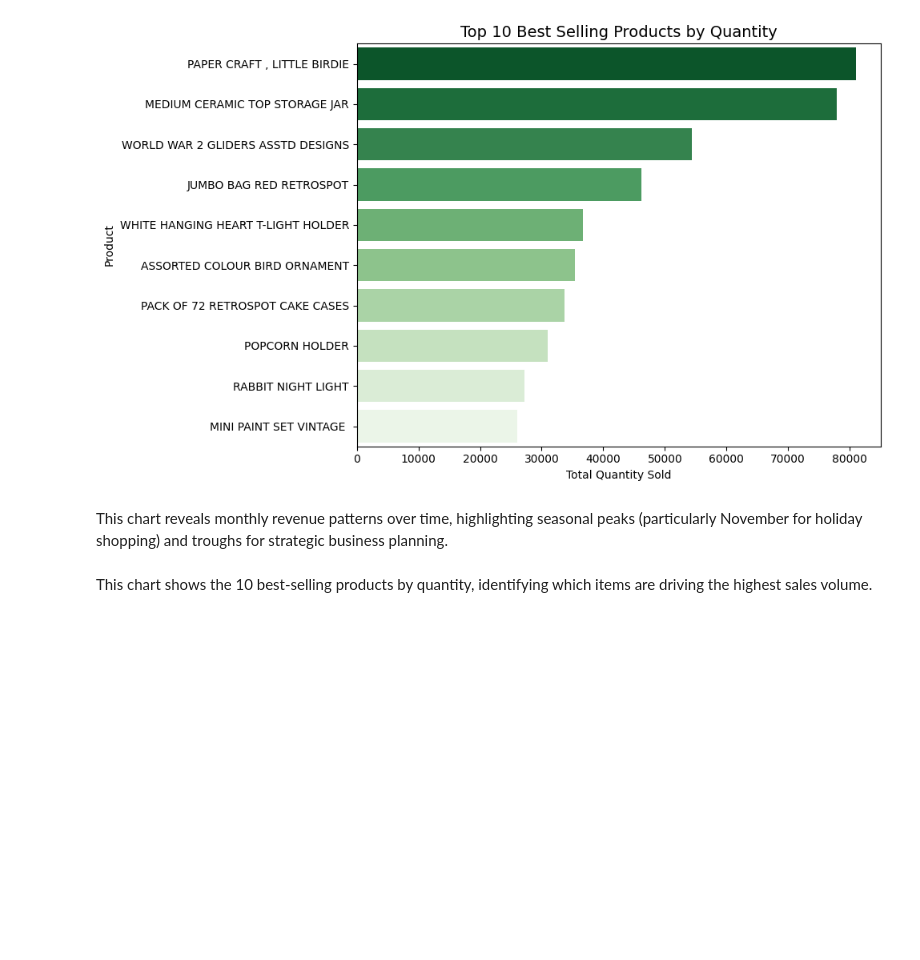
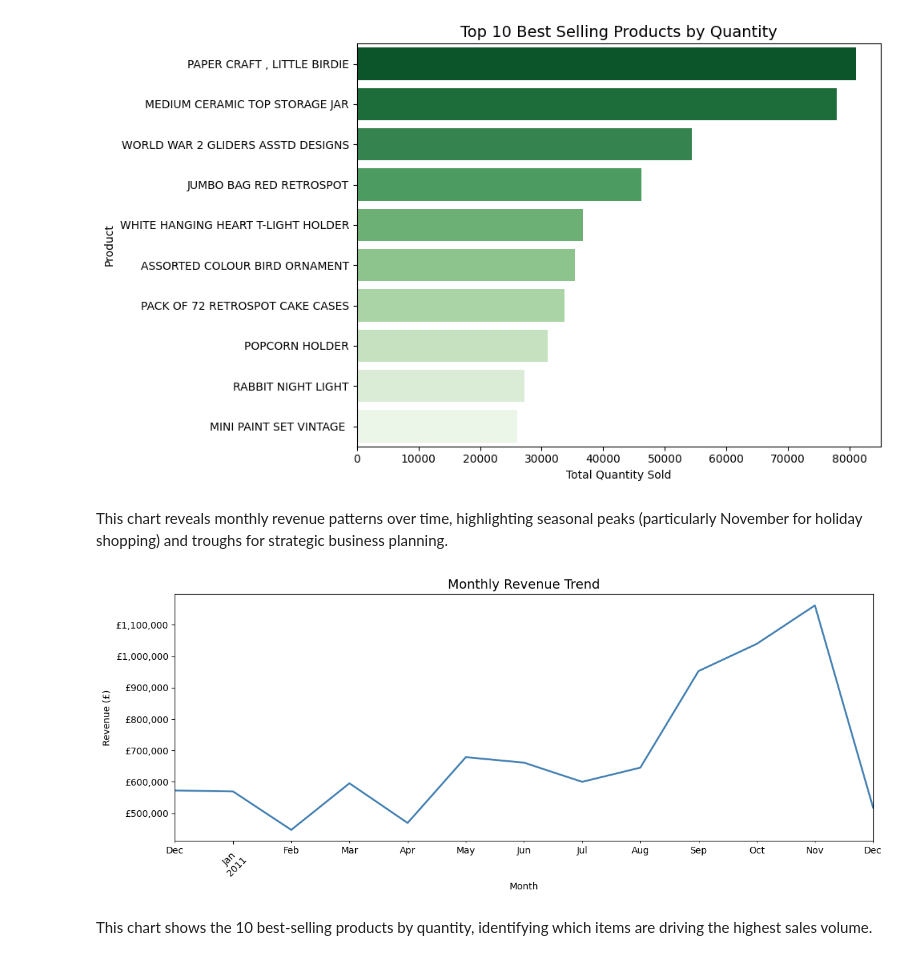
Before and after one commit to Sunday11488/data-analyst-portfolio, a Jupyter notebook: project-03-ecommerce/notebooks/analysis.ipynb, the cells around one changed output. Saved outputs shown, nothing was run; the diff lists cells and outputs as text; code cells hidden in the pictures; blank space fills up the shorter version.

```diff
--- a/project-03-ecommerce/notebooks/analysis.ipynb
+++ b/project-03-ecommerce/notebooks/analysis.ipynb
@@ -200,13 +189,18 @@ This chart reveals monthly revenue patterns over time, highlighting seasonal pea
 # %%
 plt.figure(figsize=(12,5))
 monthly_revenue.plot(kind='line', color='steelblue', linewidth=2)
 plt.title('Monthly Revenue Trend', fontsize=14)
 plt.xlabel('Month')
 plt.ylabel('Revenue (£)')
 plt.xticks(rotation=45)
+plt.gca().yaxis.set_major_formatter(
+    plt.FuncFormatter(lambda x, p: f'£{x:,.0f}')
+)
 plt.tight_layout()
 plt.savefig('../visuals/monthly_revenue_trend.png')
 plt.show()
+# %% [output]
+[figure, added]
 # %% [markdown]
 This chart shows the 10 best-selling products by quantity, identifying which items are driving the highest sales volume.
 # %% [markdown]
```
Also changed, not shown: parts of 3 cells of this notebook.
